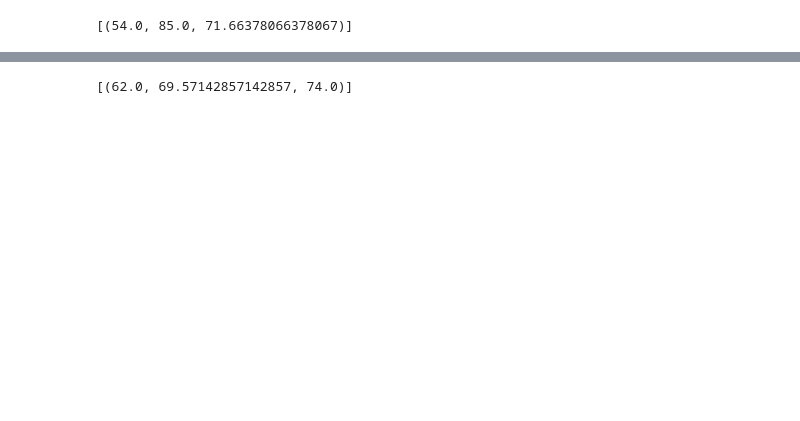
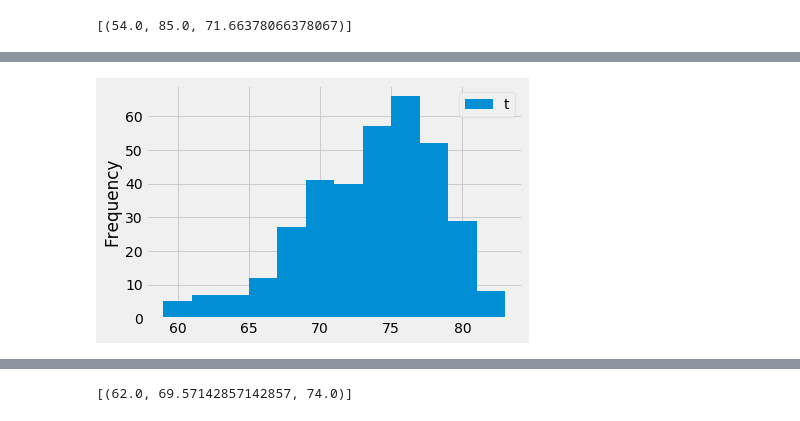
Before and after one commit to zareentaz/Advanced-Data-Storage-and-Retrieval, a Jupyter notebook: SQLAlchemy/climate_starter.ipynb, the cells around one changed output, grey strips where cells are left out. Cells and saved outputs as stored; diff of their text form; code cells hidden in the pictures; blank space fills up the shorter version.

```diff
--- a/SQLAlchemy/climate_starter.ipynb
+++ b/SQLAlchemy/climate_starter.ipynb
@@ -67,5 +67,6 @@ longitude FLOAT
 elevation FLOAT
 # %%
 #To get the Latest date
-session.query(Measurement.date).order_by(Measurement.date.desc()).first()
+latest_date=session.query(Measurement.date).order_by(Measurement.date.desc()).first().date
+latest_date
 # %% [output]
@@ -254,0 +228,10 @@ engine.execute("SELECT station , COUNT(*) AS Activestation FROM measurement GROU
+# %%
+# date 1 year  ago from latest date
+year_ago = dt.datetime.strptime(latest_date,'%Y-%m-%d') - dt.timedelta(days=365)
+print(year_ago)
+
+## Query the last 12 months of temperature observation data for this station
+date_tobs=session.query(Measurement.date,Measurement.tobs).\
+    filter(Measurement.date >= year_ago).filter(Measurement.station == "USC00519281").\
+     order_by(Measurement.date).all()
+date_tobs
@@ -254,0 +257,4 @@ engine.execute("SELECT station , COUNT(*) AS Activestation FROM measurement GROU
+# %%
+date_tobs_df = pd.DataFrame(date_tobs, columns=['Date','tobs'])
+date_tobs_df=date_tobs_df.dropna(how='all', axis=0)
+date_tobs_df.head()
@@ -255,3 +268,12 @@ engine.execute("SELECT station , COUNT(*) AS Activestation FROM measurement GROU
+# %%
+plt.hist(date_tobs_df['tobs'],12)
+#plot.xlabel('')
+plt.ylabel('Frequency')
+plt.legend("tobs",loc="best")
+plt.savefig("Images/temperature.histogram.png")
+plt.show()
+# %% [output]
+[figure, added]
 # %% [markdown]
 ![precipitation](Images/station-histogram.png)
 # %%
```
Also changed, not shown: parts of 26 cells of this notebook, 2 other files.
